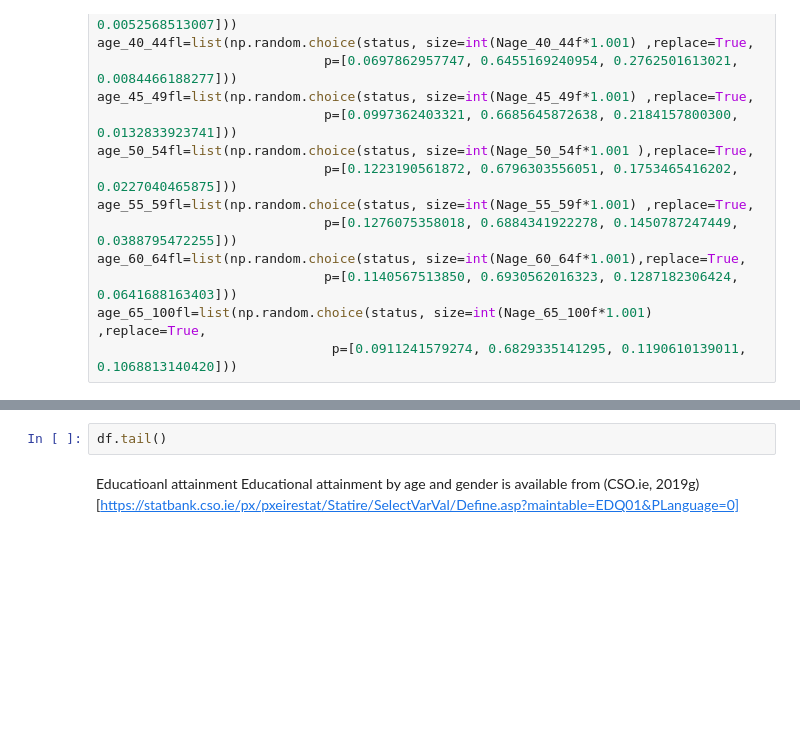
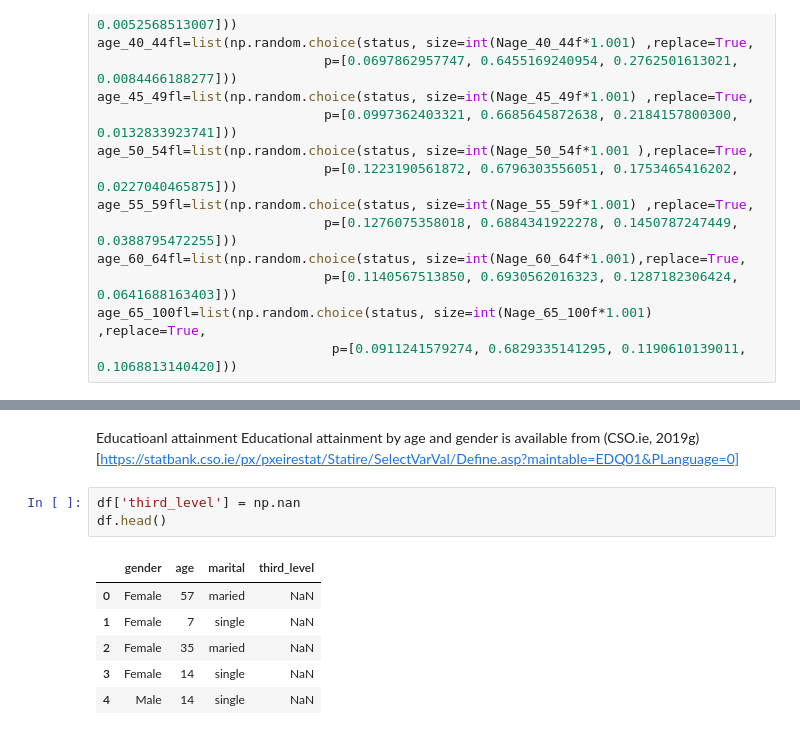
Before and after one commit to Vitalismirnov/ProgrammingDA_Project, a Jupyter notebook: ProgDA_Project_VSmirnovs.ipynb, the cells around one changed output, grey strips where cells are left out. Saved outputs shown, nothing was run; the diff lists cells and outputs as text; blank space fills up the shorter version.

```diff
--- a/ProgDA_Project_VSmirnovs.ipynb
+++ b/ProgDA_Project_VSmirnovs.ipynb
@@ -328,5 +394,13 @@ df3
-# %%
-df.tail()
 # %% [markdown]
 Educatioanl attainment
 Educational attainment by age and gender is available from (CSO.ie, 2019g)[https://statbank.cso.ie/px/pxeirestat/Statire/SelectVarVal/Define.asp?maintable=EDQ01&PLanguage=0]
+# %%
+df['third_level'] = np.nan
+df.head()
+# %% [output]
+|  | gender | age | marital | third_level |
+| 0 | Female | 57 | maried | NaN |
+| 1 | Female | 7 | single | NaN |
+| 2 | Female | 35 | maried | NaN |
+| 3 | Female | 14 | single | NaN |
+| 4 | Male | 14 | single | NaN |
```
Also changed, not shown: parts of 11 cells of this notebook.
